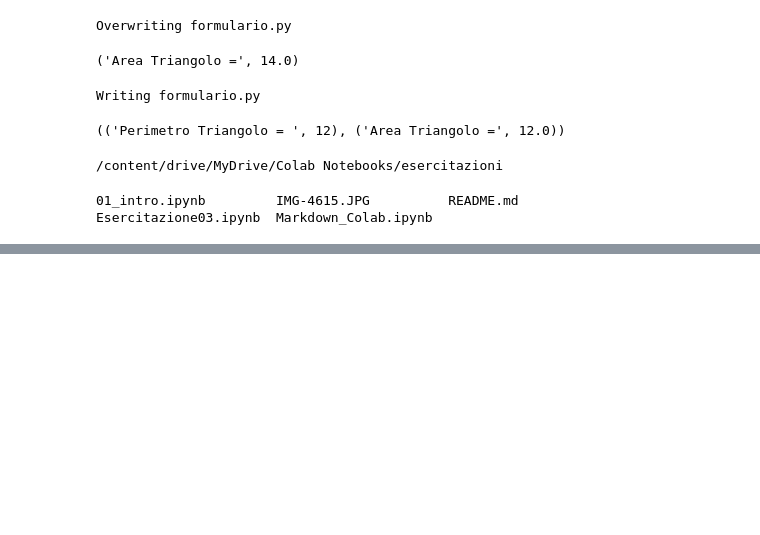
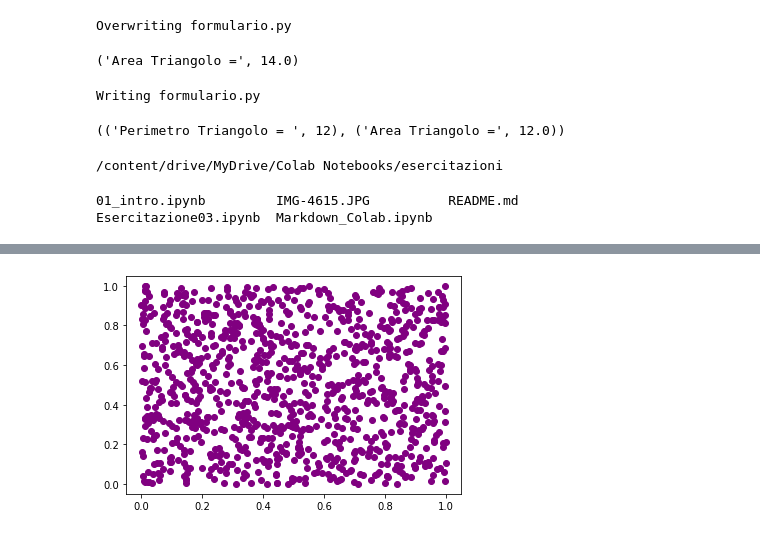
Before and after one commit to PaoloGrande/esercitazioni, a Jupyter notebook: Esercitazione03.ipynb, the cells around one changed output, grey strips where cells are left out. Cells and saved outputs as stored; diff of their text form; code cells hidden in the pictures; blank space fills up the shorter version.

```diff
--- a/Esercitazione03.ipynb
+++ b/Esercitazione03.ipynb
@@ -87,0 +145,8 @@ Esercitazione03.ipynb  Markdown_Colab.ipynb
+# %%
+x = rand(1000)
+y = rand(1000)
+
+plt.scatter(x,y,color="purple")
+plt.show()
+# %% [output]
+[figure, added]
```
Also changed, not shown: parts of 7 cells of this notebook, 6 other files.
